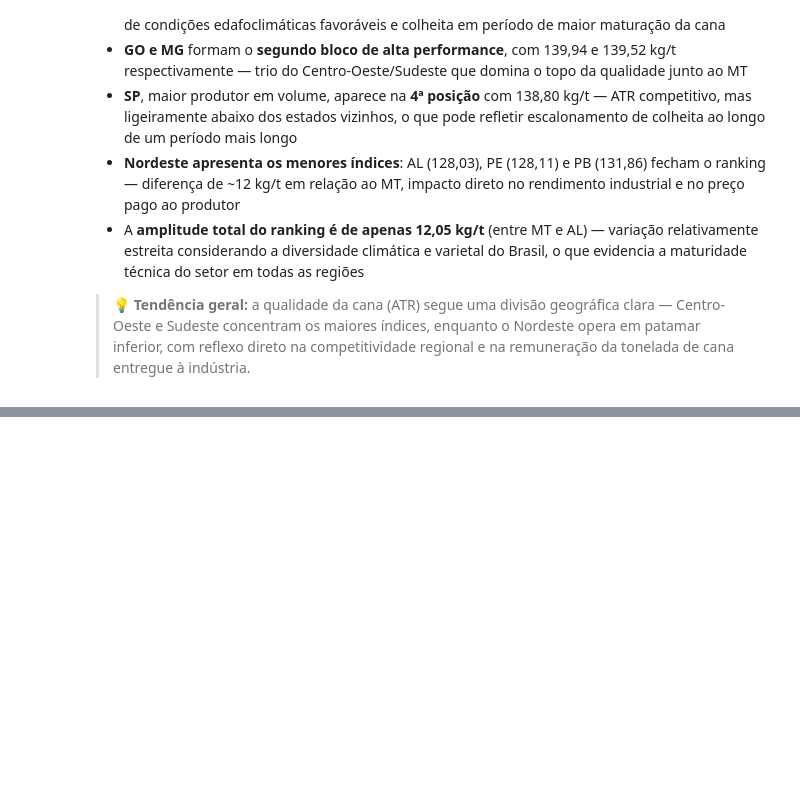
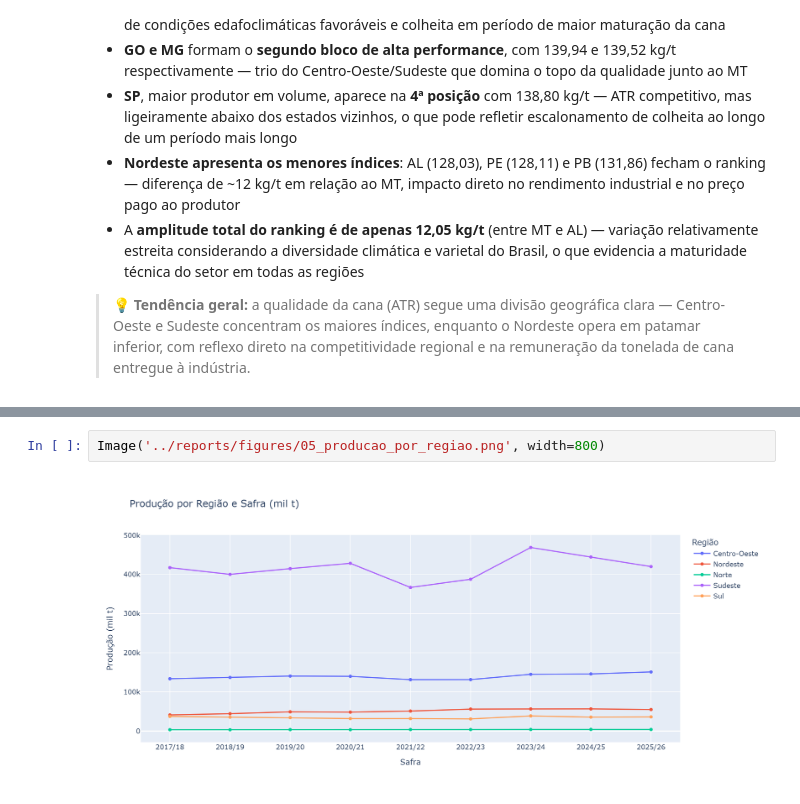
Before and after one commit to agnaldo-gonzaga/analise-producao-cana-conab, a Jupyter notebook: notebooks/03_vizualizacoes.ipynb, the cells around one changed output, grey strips where cells are left out. Saved outputs shown, nothing was run; the diff lists cells and outputs as text; blank space fills up the shorter version.

Commit message:
feat: notebook 03 - visualização de evolução da produção por região e insights

```diff
--- a/notebooks/03_vizualizacoes.ipynb
+++ b/notebooks/03_vizualizacoes.ipynb
@@ -307,0 +323,4 @@ plt.show()
+# %%
+Image('../reports/figures/05_producao_por_regiao.png', width=800)
+# %% [output]
+[figure, added]
```
Also changed, not shown: parts of 5 cells of this notebook, 1 other file.
